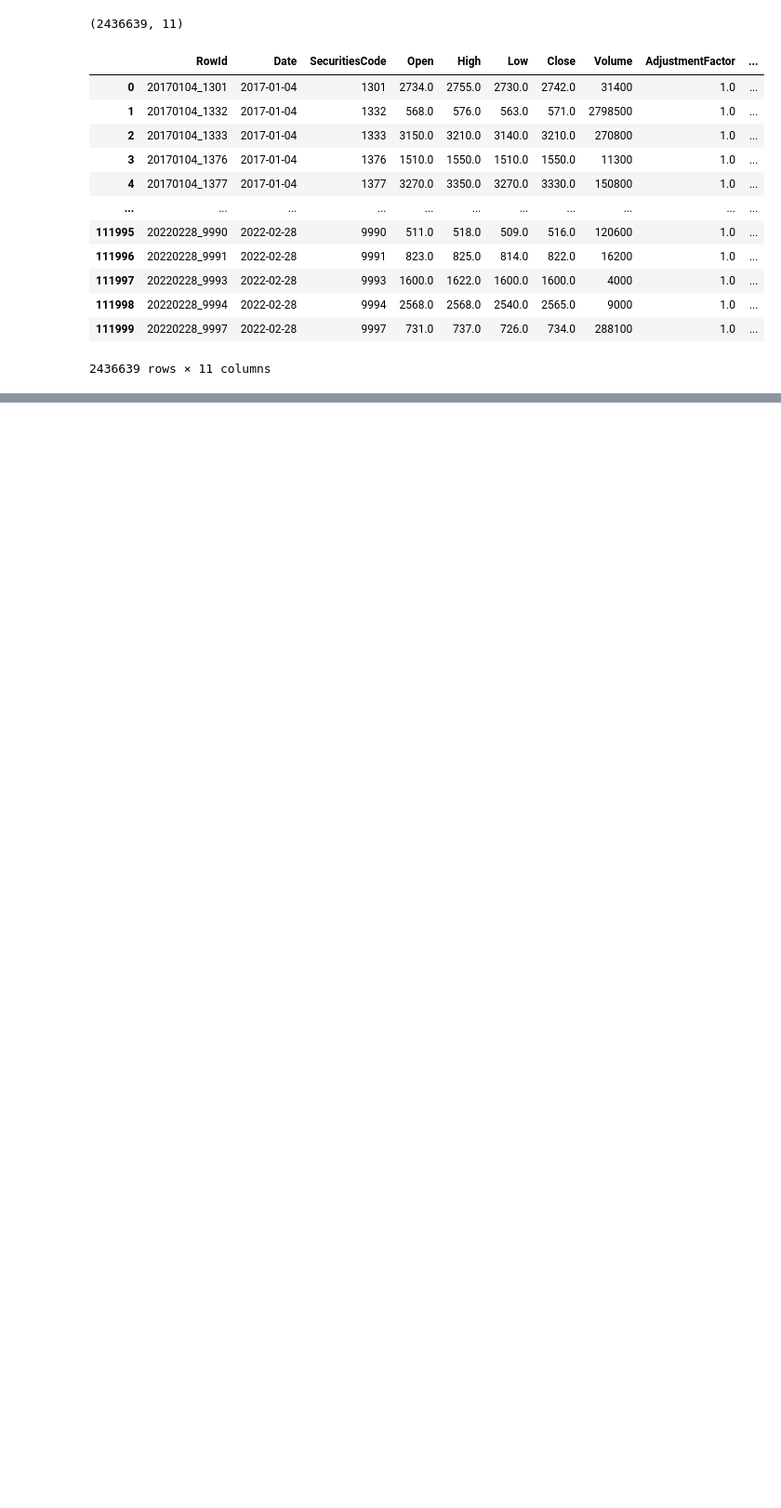
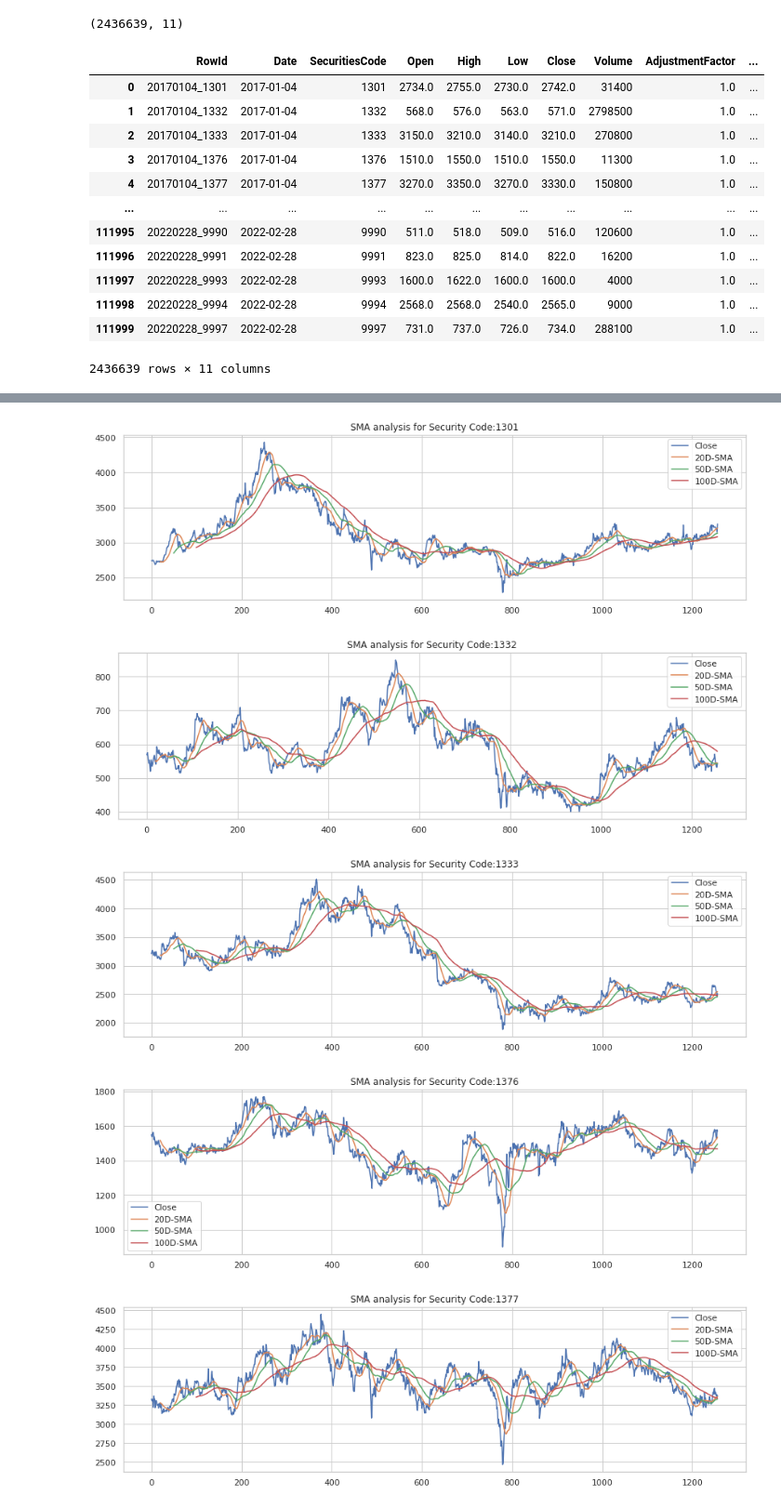
Before and after one commit to yyc9337/AI_Project, a Jupyter notebook: [Kaggle] JPX - 주가 예측/JPX.ipynb, the cells around one changed output, grey strips where cells are left out. Shown at 93% size. Drawn from its saved outputs; the diff is of its cells as text; code cells hidden in the pictures; blank space fills up the shorter version.

```diff
--- a/[Kaggle] JPX - 주가 예측/JPX.ipynb
+++ b/[Kaggle] JPX - 주가 예측/JPX.ipynb
@@ -63,0 +156,21 @@ df
+# %%
+sns.set_style("whitegrid")
+sns.set(rc={'figure.figsize':(14.7,4)})
+# sns.set_style("whitegrid")
+seclist = [1301, 1332, 1333, 1376, 1377]
+for SECURITY in seclist:
+    df_stock = df[df['SecuritiesCode'] == SECURITY].reset_index(drop = True)
+    df_stock = df_stock.sort_values(by = "Date").reset_index()
+    df_s = df_stock[['Date', 'Close']].reset_index(drop = True)
+    df_s['20D-SMA'] = df_s['Close'].rolling(window=20).mean()
+    df_s['50D-SMA'] = df_s['Close'].rolling(window=50).mean()
+    df_s['100D-SMA'] = df_s['Close'].rolling(window=100).mean()
+    df_s.set_index('Date')
+    sns.set_style("whitegrid")
+    df_s.plot(title = "SMA analysis for Security Code:" + str(SECURITY));
+# %% [output]
+[figure, added]
+[figure, added]
+[figure, added]
+[figure, added]
+[figure, added]
```
Also changed, not shown: parts of 6 cells of this notebook.
